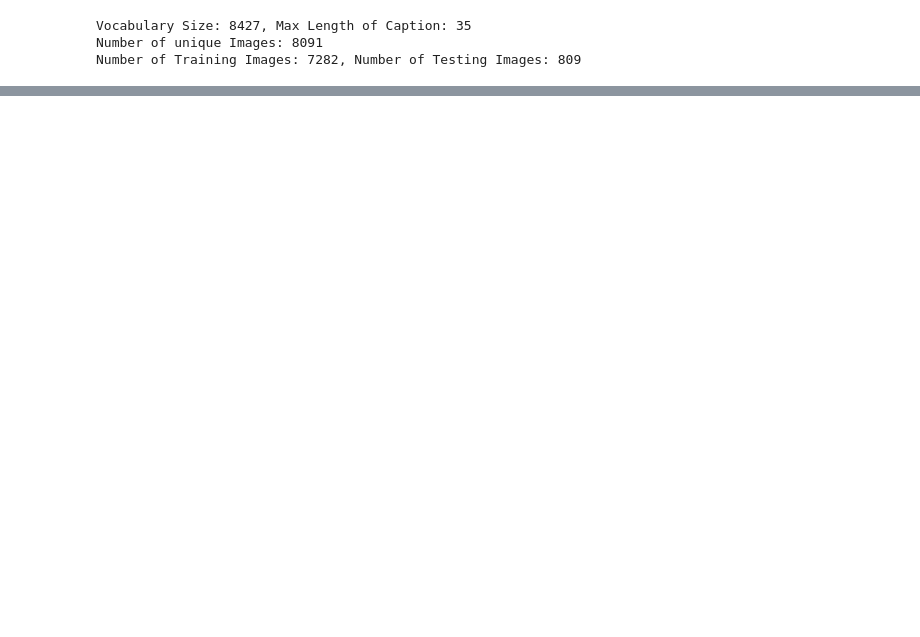
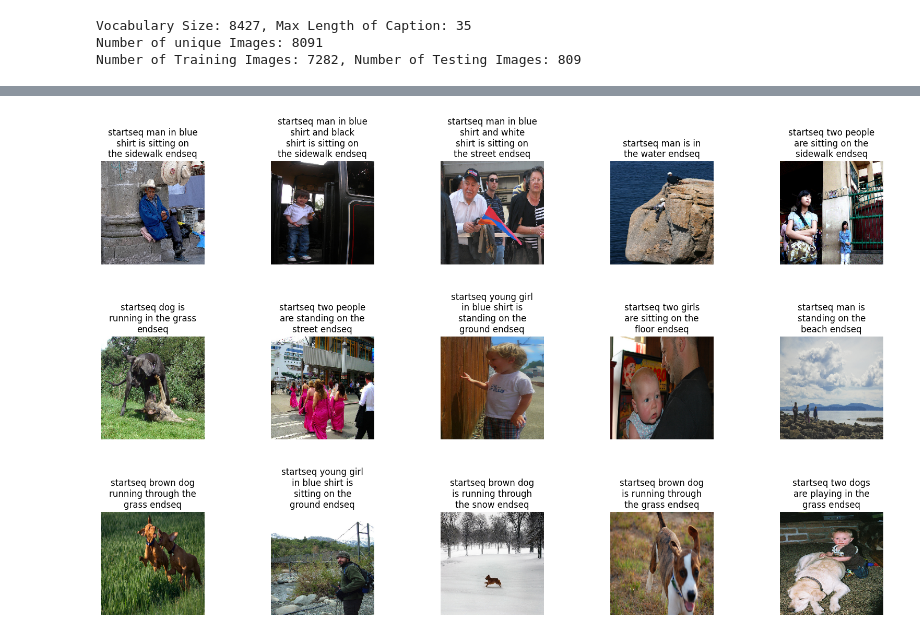
Before and after one commit to Nishchal-29/image-caption-generator, a Jupyter notebook: notebooks/img_caption.ipynb, the cells around one changed output, grey strips where cells are left out. Drawn from its saved outputs; the diff is of its cells as text; code cells hidden in the pictures; blank space fills up the shorter version.

Commit message:
final commit for attention model

```diff
--- a/notebooks/img_caption.ipynb
+++ b/notebooks/img_caption.ipynb
@@ -102,7 +98,7 @@ vocab_size = 1+len(tokenizer.word_index)
 maxLen = max([len(c.split()) for c in captions])
 print(f"Vocabulary Size: {vocab_size}, Max Length of Caption: {maxLen}")
 
-images = caption['image_clean'].unique().tolist()
+images = caption['image'].unique().tolist()
 num_images = len(images)
 print(f"Number of unique Images: {num_images}")
 
@@ -111,9 +107,9 @@ train_images = images[:split_idx]
 test_images = images[split_idx:]
 print(f"Number of Training Images: {len(train_images)}, Number of Testing Images: {len(test_images)}")
 
-train = caption[caption['image_clean'].isin(train_images)]
+train = caption[caption['image'].isin(train_images)]
 train.reset_index(inplace=True, drop=True)
-test = caption[caption['image_clean'].isin(test_images)]
+test = caption[caption['image'].isin(test_images)]
 test.reset_index(inplace=True, drop=True)
 # %% [output]
 Vocabulary Size: 8427, Max Length of Caption: 35
@@ -121,18 +117,15 @@ Number of unique Images: 8091
 Number of Training Images: 7282, Number of Testing Images: 809
 # %%
 # Getting the features or encodings for a given image using DenseNet201
-
 img_model = DenseNet201()
 model = Model(inputs=img_model.input, outputs=img_model.layers[-2].output)
 features = {}
-for image in caption['image_clean'].unique().tolist():
+for image in caption['image'].unique().tolist():
     img_file = os.path.join(img_path, image)
     if not os.path.exists(img_file):
         print(f"Missing: {img_file}")
         continue
-    img = load_img(img_file, target_size=(224, 224))
-    img = img_to_array(img)
-    img /= 255.0
+    img = read_image(img_file)
     img = np.expand_dims(img, axis=0)
     feature = model.predict(img)
     features[image] = feature
@@ -213,9 +177,8 @@ class DataGenerator(tf.keras.utils.Sequence):
         return X1, X2, y
 # %%
 # Mapping the words to glove vector representations
-
 embeddings_idx = {}
-with open('/home/devcontainers/Flask/img_captioning/embeddings/glove.6B.300d.txt', 'r') as f:
+with open('/home/devcontainers/Datasets/glove.6B.300d.txt', 'r') as f:
     for line in f:
         values = line.split()
         word = values[0]
@@ -275,8 +237,8 @@ Model: "functional"
  Trainable params: 4,951,211 (18.89 MB)
  Non-trainable params: 0 (0.00 B)
 # %%
-train_generator = DataGenerator(caption_df=train,X_col='image_clean',y_col='caption',batch_size=32,directory=img_path, tokenizer=tokenizer,vocab_size=vocab_size,maxLen=maxLen,features=features)
-validation_generator = DataGenerator(caption_df=test,X_col='image_clean',y_col='caption',batch_size=32,directory=img_path, tokenizer=tokenizer,vocab_size=vocab_size,maxLen=maxLen,features=features)
+train_generator = DataGenerator(caption_df=train,X_col='image',y_col='caption',batch_size=32,directory=img_path, tokenizer=tokenizer,vocab_size=vocab_size,maxLen=maxLen,features=features)
+validation_generator = DataGenerator(caption_df=test,X_col='image',y_col='caption',batch_size=32,directory=img_path, tokenizer=tokenizer,vocab_size=vocab_size,maxLen=maxLen,features=features)
 
 model_checkpoint = ModelCheckpoint('caption_model2.h5', monitor='val_loss', save_best_only=True, mode='min', verbose=1)
 reduce_lr = ReduceLROnPlateau(monitor='val_loss', factor=0.2, patience=3, min_lr=0.00001, mode='min')
@@ -354,10 +331,10 @@ samples = test.sample(15)
 samples.reset_index(drop=True,inplace=True)
 
 for idx,value in samples.iterrows():
-    img = load_img(os.path.join(img_path, value['image_clean']),target_size=(224,224))
+    img = load_img(os.path.join(img_path, value['image']),target_size=(224,224))
     img = img_to_array(img)
     img = img/255.
-    caption = predict_caption(caption_model, value['image_clean'], tokenizer, maxLen, features)
+    caption = predict_caption(caption_model, value['image'], tokenizer, maxLen, features)
     samples.loc[idx,'caption'] = caption
 
 display_image(samples)
@@ -366,3 +359,4 @@ NameError: name 'features' is not defined
+[figure, added]
 # %%
 import pickle
 with open('tokenizer.pkl', 'wb') as f:
```
Also changed, not shown: parts of 10 cells of this notebook, 1 other file.
